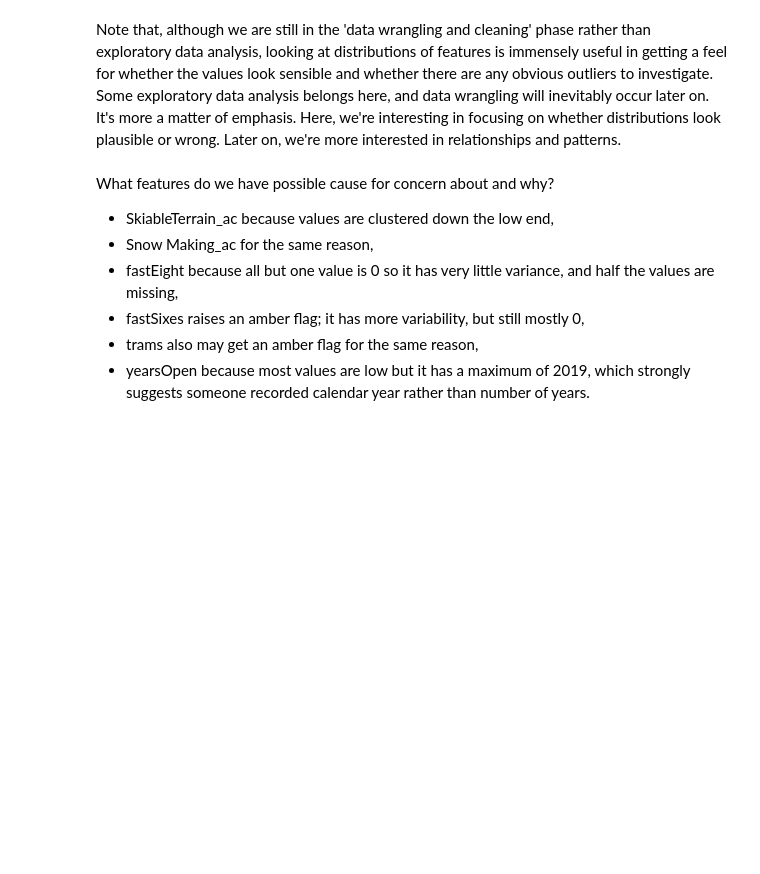
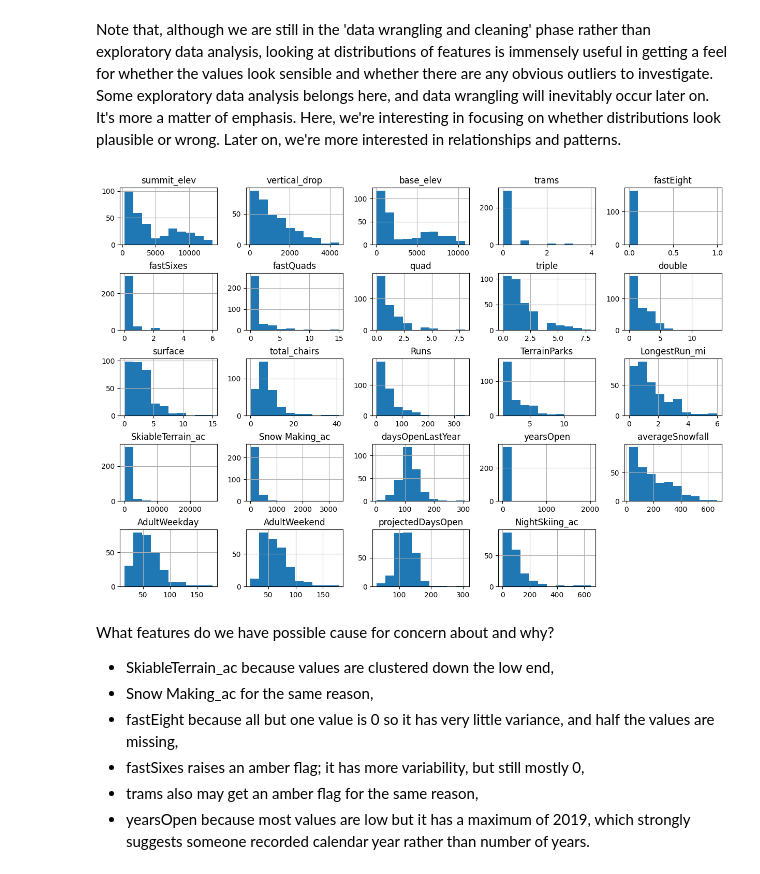
Before and after one commit to sunilrao1/DataScienceGuidedCapstone, a Jupyter notebook: Notebooks/02_data_wrangling.ipynb, the cells around one changed output. Saved outputs shown, nothing was run; the diff lists cells and outputs as text; code cells hidden in the pictures; blank space fills up the shorter version.

```diff
--- a/Notebooks/02_data_wrangling.ipynb
+++ b/Notebooks/02_data_wrangling.ipynb
@@ -481,12 +525,14 @@ Note that, although we are still in the 'data wrangling and cleaning' phase rath
 # %%
 #Code task 18#
 #Call ski_data's `hist` method to plot histograms of each of the numeric features
 #Try passing it an argument figsize=(15,10)
 #Try calling plt.subplots_adjust() with an argument hspace=0.5 to adjust the spacing
 #It's important you create legible and easy-to-read plots
-ski_data.___(___)
-#plt.subplots_adjust(hspace=___);
+ski_data.hist(figsize=(15,10));
+plt.subplots_adjust(hspace=0.5);
 #Hint: notice how the terminating ';' "swallows" some messy output and leads to a tidier notebook
+# %% [output]
+[figure, added]
 # %% [markdown]
 What features do we have possible cause for concern about and why?
 
```
Also changed, not shown: parts of 22 cells of this notebook.
